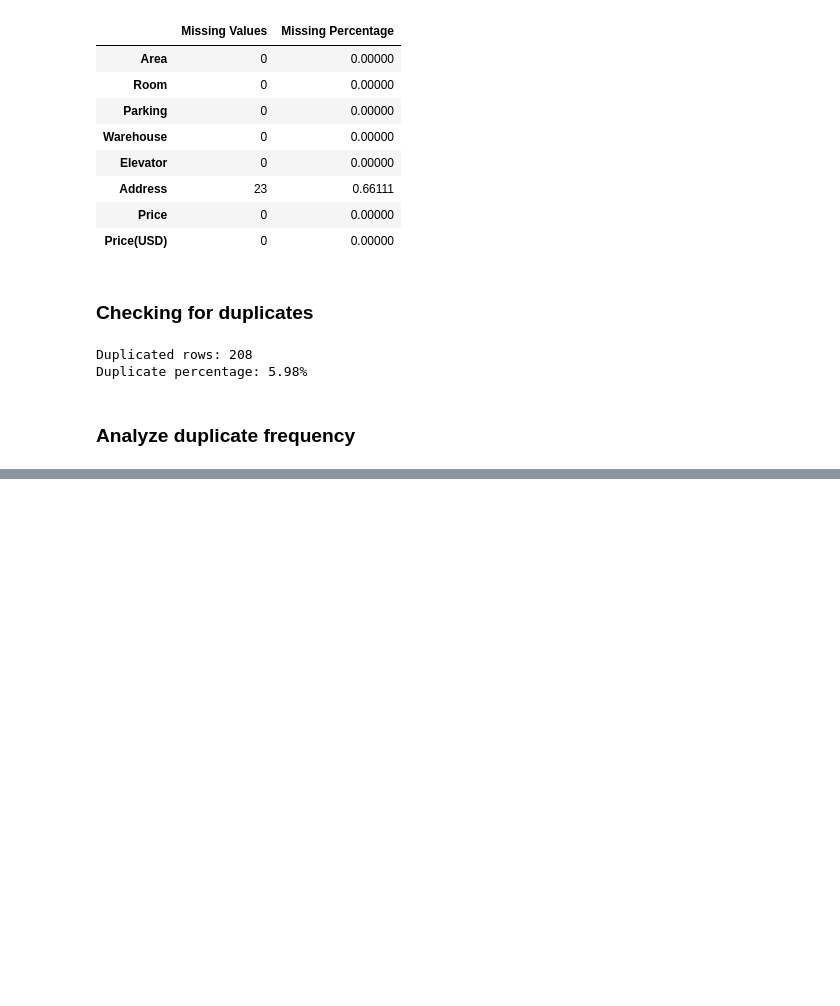
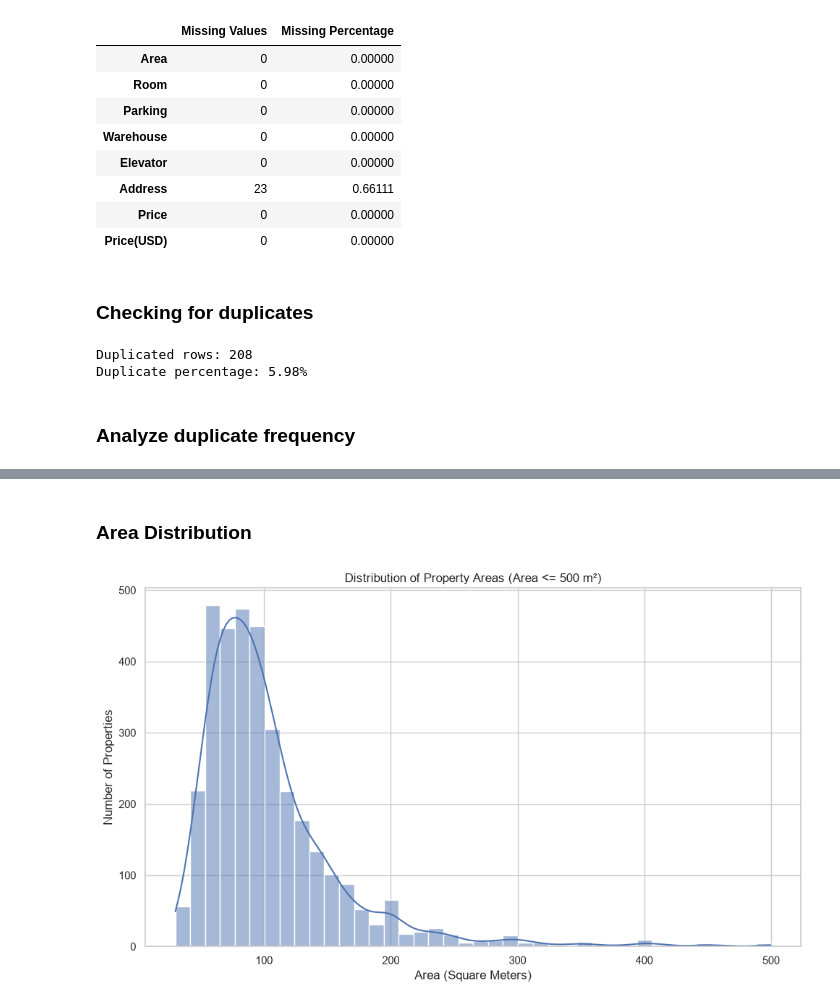
Before and after one commit to M-Goudarz/estima-real-estate-ml, a Jupyter notebook: notebooks/01_eda.ipynb, the cells around one changed output, grey strips where cells are left out. Saved outputs shown, nothing was run; the diff lists cells and outputs as text; code cells hidden in the pictures; blank space fills up the shorter version.

```diff
--- a/notebooks/01_eda.ipynb
+++ b/notebooks/01_eda.ipynb
@@ -101,0 +195,18 @@ print(f"Number plicate groups:", len(duplicate_groups))
+# %%
+area_numeric = (
+    df["Area"]
+    .str.strip()
+    .str.replace(",", "", regex=False)
+    .astype(float)
+)
+
+print("Area statistics:")
+display(area_numeric.describe())
+
+print("\nLargest Area values:")
+display(
+    df.loc[
+        area_numeric.nlargest(10).index,
+        ["Area", "Room", "Address", "Price"]
+    ]
+)
@@ -101,0 +309,21 @@ print(f"Number plicate groups:", len(duplicate_groups))
+# %% [markdown]
+### Area Distribution
+# %%
+area_for_plot = area_numeric[area_numeric <= 500]
+
+plt.figure(figsize=(10, 6))
+
+sns.histplot(
+    area_for_plot,
+    bins=40,
+    kde=True
+)
+
+plt.title("Distribution of Property Areas (Area <= 500 m²)")
+plt.xlabel("Area (Square Meters)")
+plt.ylabel("Number of Properties")
+
+plt.tight_layout()
+plt.show()
+# %% [output]
+[figure, added]
```
Also changed, not shown: parts of 37 cells of this notebook, 1 other file.
